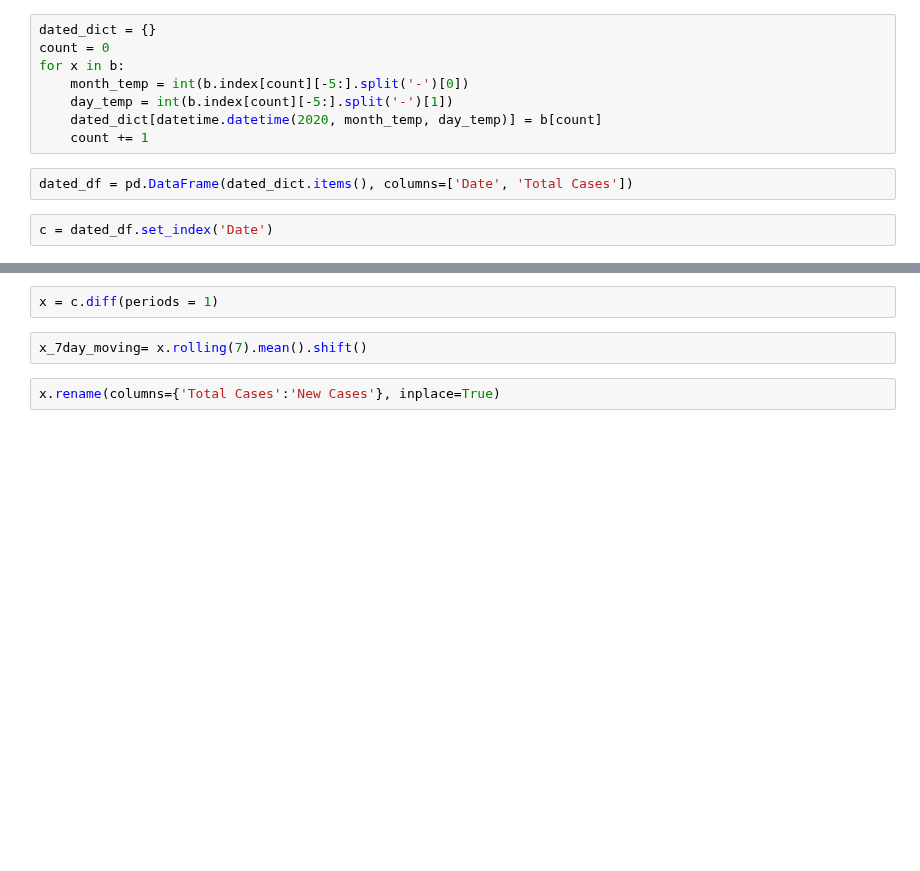
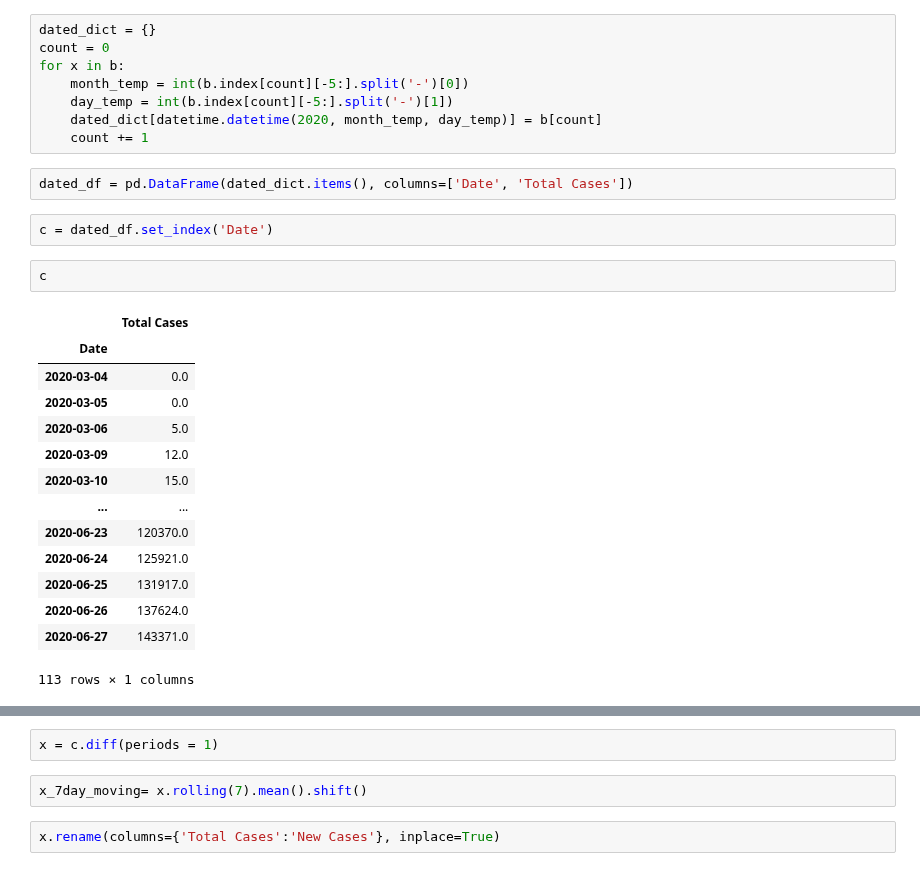
Before and after one commit to ldhagen/Texas_Covid_Data_Notebook, a Jupyter notebook: Texas_Total_Graph.ipynb, the cells around one changed output, grey strips where cells are left out. Drawn from its saved outputs; the diff is of its cells as text; blank space fills up the shorter version.

```diff
--- a/Texas_Total_Graph.ipynb
+++ b/Texas_Total_Graph.ipynb
@@ -21,6 +55,23 @@ for x in b:
 dated_df = pd.DataFrame(dated_dict.items(), columns=['Date', 'Total Cases'])
 # %%
 c = dated_df.set_index('Date')
+# %%
+c
+# %% [output]
+|  | Total Cases |
+| Date |  |
+| 2020-03-04 | 0.0 |
+| 2020-03-05 | 0.0 |
+| 2020-03-06 | 5.0 |
+| 2020-03-09 | 12.0 |
+| 2020-03-10 | 15.0 |
+| ... | ... |
+| 2020-06-23 | 120370.0 |
+| 2020-06-24 | 125921.0 |
+| 2020-06-25 | 131917.0 |
+| 2020-06-26 | 137624.0 |
+| 2020-06-27 | 143371.0 |
+113 rows × 1 columns
 # %%
 import datetime
 import matplotlib.dates as mdates
```
Also changed, not shown: parts of 6 cells of this notebook, 14 other files.
